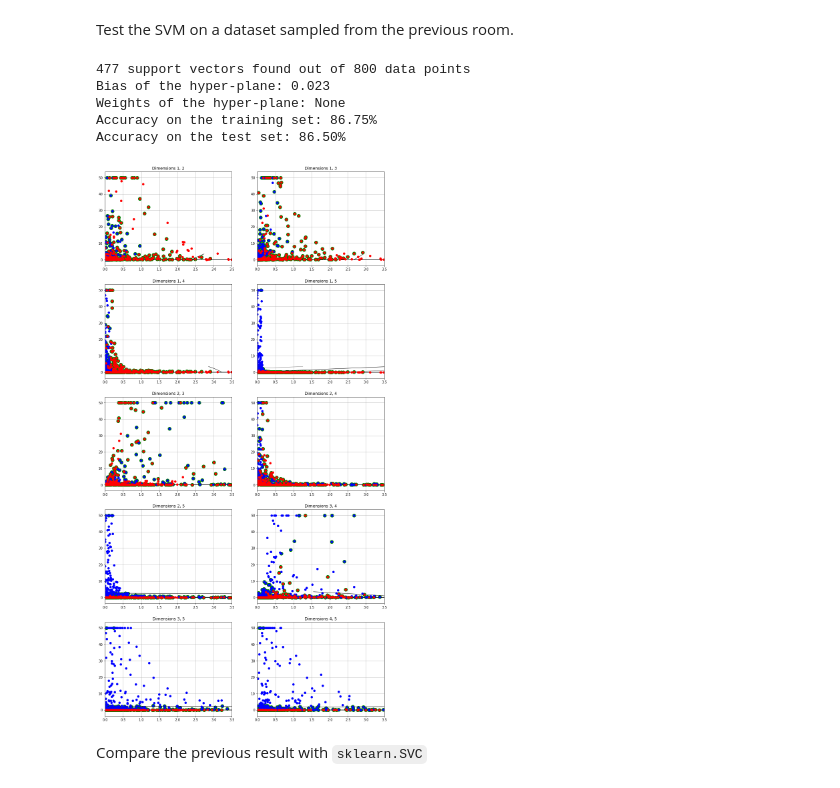
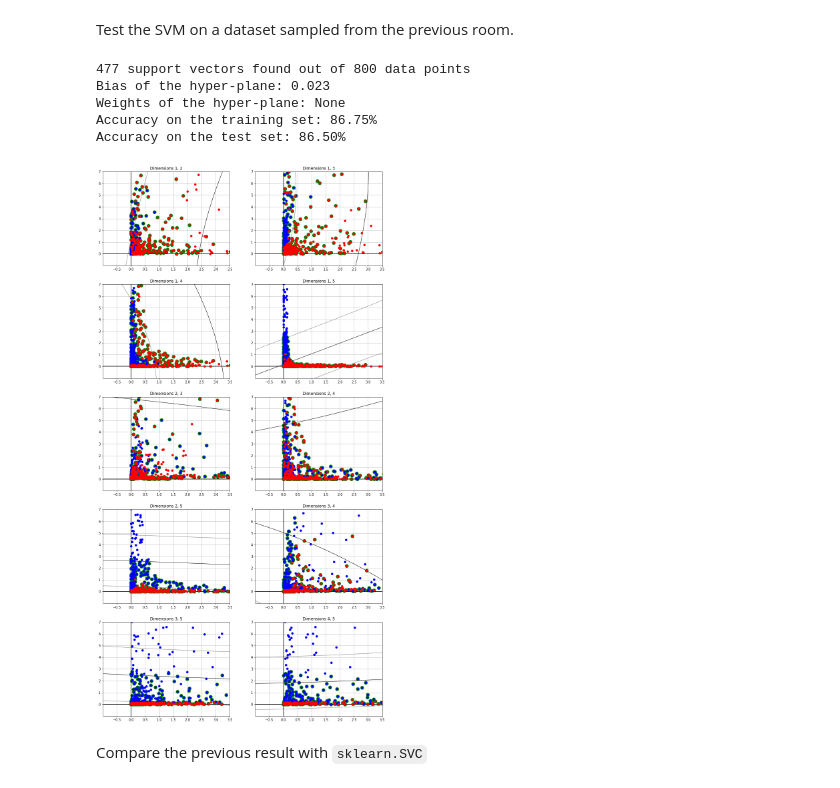
Before and after one commit to nihil21/custom-svm, a Jupyter notebook: custom-svm/svm_usecase.ipynb, the cells around one changed output. Drawn from its saved outputs; the diff is of its cells as text; code cells hidden in the pictures.

Commit message:
Plot2D with subplots implemented + minor code improvements

```diff
--- a/custom-svm/svm_usecase.ipynb
+++ b/custom-svm/svm_usecase.ipynb
@@ -38,8 +38,10 @@ def fit_and_predict(svm: SVM,
                     X_test: np.ndarray,
                     y_train: np.ndarray,
                     y_test: np.ndarray,
-                    l_bound: Optional[float] = -1.,
-                    h_bound: Optional[float] = 1.,
+                    x_min: Optional[float] = None,
+                    x_max: Optional[float] = None,
+                    y_min: Optional[float] = None,
+                    y_max: Optional[float] = None,
                     verbosity: Optional[int] = 1,
                     is_binary_custom_svm: Optional[bool] = True):
     if is_binary_custom_svm:
@@ -51,7 +53,7 @@ def fit_and_predict(svm: SVM,
     y_pred = svm.predict(X_test)
     print('Accuracy on the test set: {0:.2f}%'.format(accuracy_score(y_test, y_pred) * 100))
     if is_binary_custom_svm:
-        svm.plot2D(X_train, y_train, l_bound, h_bound)
+        svm.plot2D(X_train, y_train, x_min, x_max, y_min, y_max)
 # %% [markdown]
 ## 1. Sample datasets
 # %% [markdown]
@@ -236,18 +237,18 @@ Test the SVM on a dataset sampled from the previous room.
 # %%
 f_name_bin ="data/data_2_rooms.txt"
 X_train_binsens, X_test_binsens, y_train_binsens, y_test_binsens = read_dataset(f_name_bin)
 svm_binsens = SVM(kernel="rbf")
 fit_and_predict(svm_binsens,
                 X_train_binsens, X_test_binsens,
                 y_train_binsens, y_test_binsens,
-                l_bound=0., h_bound=3.5)
+                x_min=0., x_max=3.5, y_min=0., y_max=7.)
 # %% [output]
 477 support vectors found out of 800 data points
 Bias of the hyper-plane: 0.023
 Weights of the hyper-plane: None
 Accuracy on the training set: 86.75%
 Accuracy on the test set: 86.50%
-[figure, old version]
+[figure, new version]
 # %% [markdown]
 Compare the previous result with `sklearn.SVC`
 # %%
```
Also changed, not shown: parts of 7 cells of this notebook, 1 other file.
